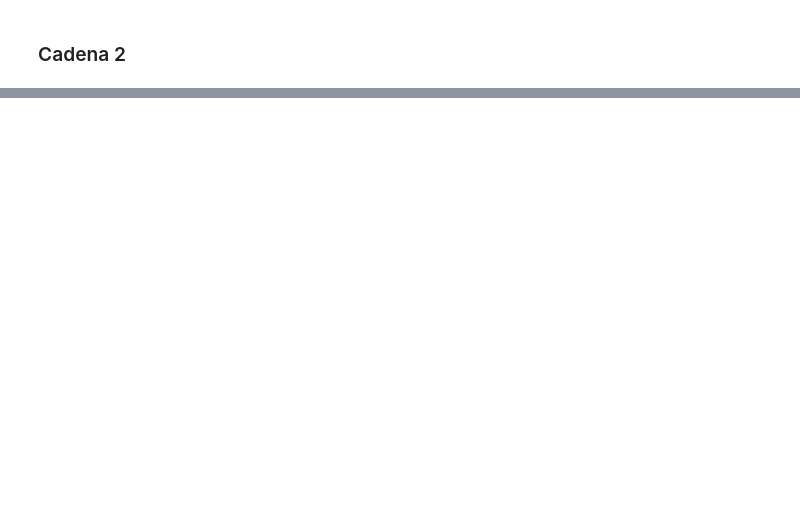
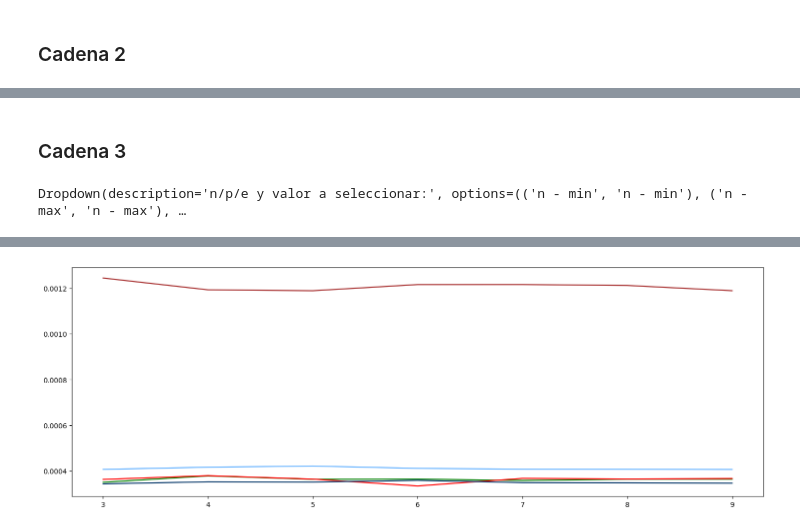
Before and after one commit to Unbo10/Markov, a Jupyter notebook: Homework_0.ipynb, the cells around one changed output, grey strips where cells are left out. Saved outputs shown, nothing was run; the diff lists cells and outputs as text; code cells hidden in the pictures; blank space fills up the shorter version.

```diff
--- a/Homework_0.ipynb
+++ b/Homework_0.ipynb
@@ -1668,2 +1971,14 @@ Para que la cadena sea creada, debe haber al menos 6 estados, es decir, n debe s
 
 [135 rows x 6 columns]
+# %% [markdown]
+### Cadena 3
+# %%
+e_values: list[float] = [e/1000 for e in range(1, 10)]
+p_values: list[float] = [p/10 for p in range(1, 10)]
+n_values: list[int] = [n for n in range (3, 10)]
+m_values: list[int] = [m for m in range (3, 6)]
+matrices = build_p_matrices(chain=3, p_values=p_values, n_values=n_values, e_values = e_values, m_values=m_values)
+results = get_results(matrices=matrices, n_values=n_values, p_values=p_values, e_values=e_values, m_values=m_values, chain=3)
+# results[(results['n'] == 3) & (results['p'] == 0.1)]
+# %% [output]
+Dropdown(description='n/p/e y valor a seleccionar:', options=(('n - min', 'n - min'), ('n - max', 'n - max'), …
@@ -1669,0 +1986 @@ Para que la cadena sea creada, debe haber al menos 6 estados, es decir, n debe s
+[figure, added]
```
Also changed, not shown: parts of 22 cells of this notebook, 1 other file.
